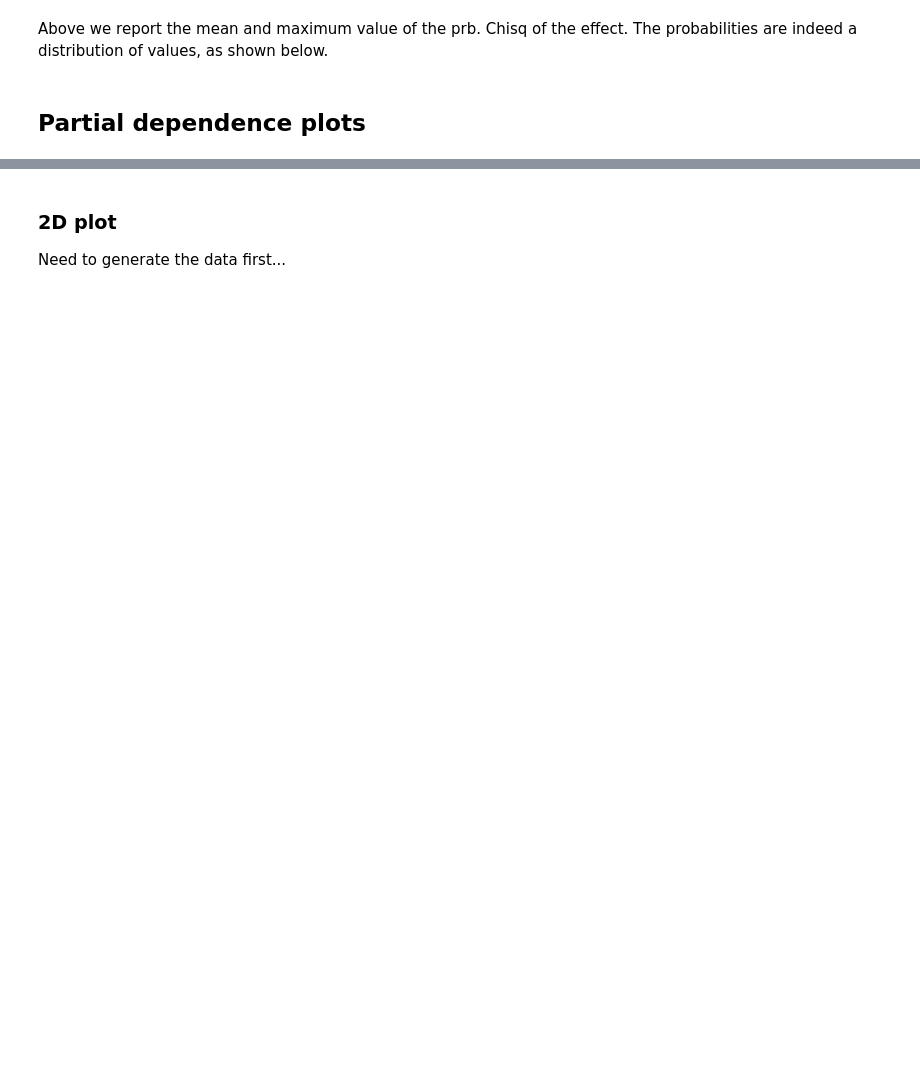
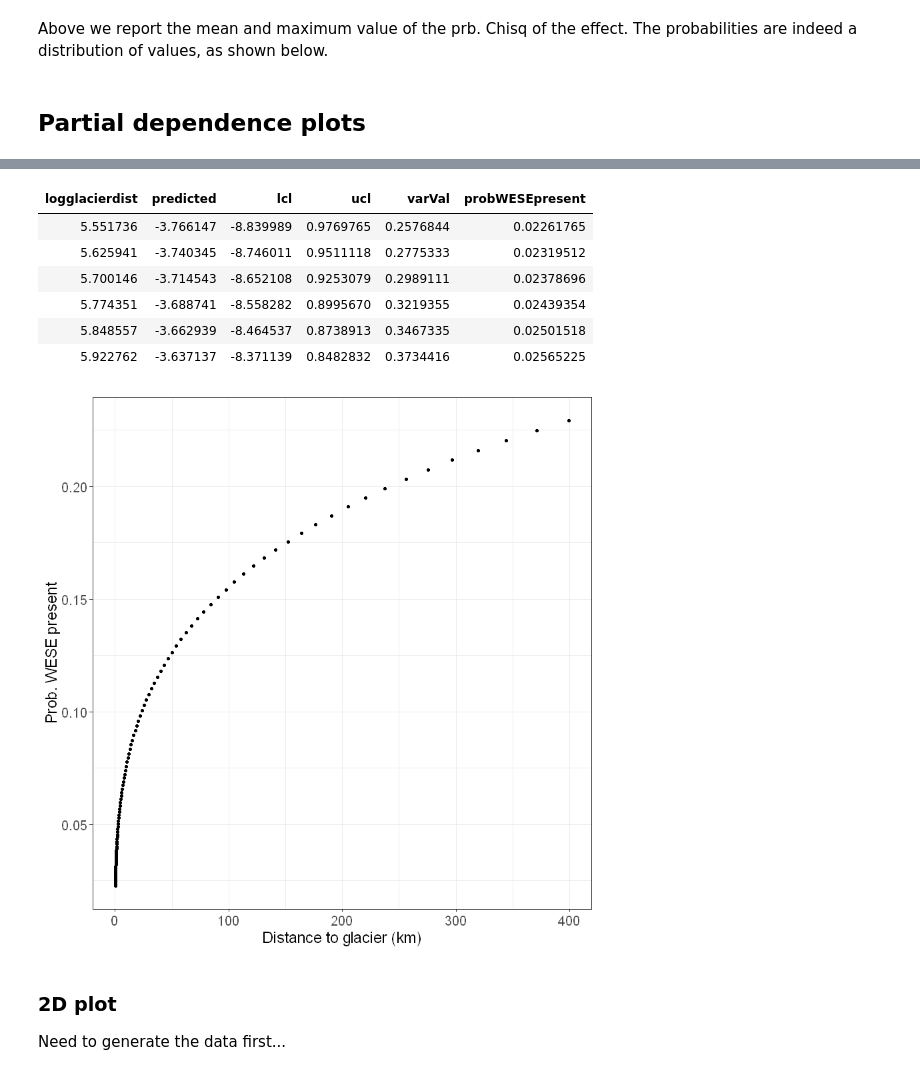
Before and after one commit to pointblue/ContinentalWESEestimates, a Jupyter notebook: notebooks/ContinentalWESE_regressionAnalyses.ipynb, the cells around one changed output, grey strips where cells are left out. Cells and saved outputs as stored; diff of their text form; code cells hidden in the pictures; blank space fills up the shorter version.

```diff
--- a/notebooks/ContinentalWESE_regressionAnalyses.ipynb
+++ b/notebooks/ContinentalWESE_regressionAnalyses.ipynb
@@ -366 +394,26 @@ A data.frame: 6 × 6
+# %%
+#1D partial dependence plot
+newdata<-getNewData(varDesc=varDesc,pdvars="logglacierdist",useMedian=TRUE,
+                    factorvals=data.frame(name=c("adpepresent","empepresent","Region"),value=c("yes","yes","A-B-WAP")))
+pddata<-getpdData(reslst=reslst,newdata=newdata,pdvars="logglacierdist",type="glm")
+pddata$varVal<-exp(pddata$logglacierdist)/1000
+pddata$probWESEpresent<-exp(pddata$predicted)/(1+exp(pddata$predicted))
+head(pddata)
+## IF Region is Ross Sea, set filter below to 80 km, otherwise 150 km
+ggplot(pddata,aes(x=varVal,y=probWESEpresent)) +
+#ggplot(pddata,aes(x=adpedist,y=probWESEpresent)) +
+    #geom_bar(stat="freq")
+    #geom_ribbon(aes(ymin=lcl,ymax=ucl),fill="light gray",alpha=0.5) +
+    geom_point(size=1,color="black") + labs(x="Distance to glacier (km)",y="Prob. WESE present") +
+    #scale_x_continuous(limits=c(0,50)) +
+    theme_bw() + theme(axis.text=element_text(size=12), axis.title=element_text(size=14))
+# %% [output]
+| logglacierdist | predicted | lcl | ucl | varVal | probWESEpresent |
+| 5.551736 | -3.766147 | -8.839989 | 0.9769765 | 0.2576844 | 0.02261765 |
+| 5.625941 | -3.740345 | -8.746011 | 0.9511118 | 0.2775333 | 0.02319512 |
+| 5.700146 | -3.714543 | -8.652108 | 0.9253079 | 0.2989111 | 0.02378696 |
+| 5.774351 | -3.688741 | -8.558282 | 0.8995670 | 0.3219355 | 0.02439354 |
+| 5.848557 | -3.662939 | -8.464537 | 0.8738913 | 0.3467335 | 0.02501518 |
+| 5.922762 | -3.637137 | -8.371139 | 0.8482832 | 0.3734416 | 0.02565225 |
+[figure, added]
 # %% [markdown]
```
Also changed, not shown: parts of 9 cells of this notebook, 1 other file.
